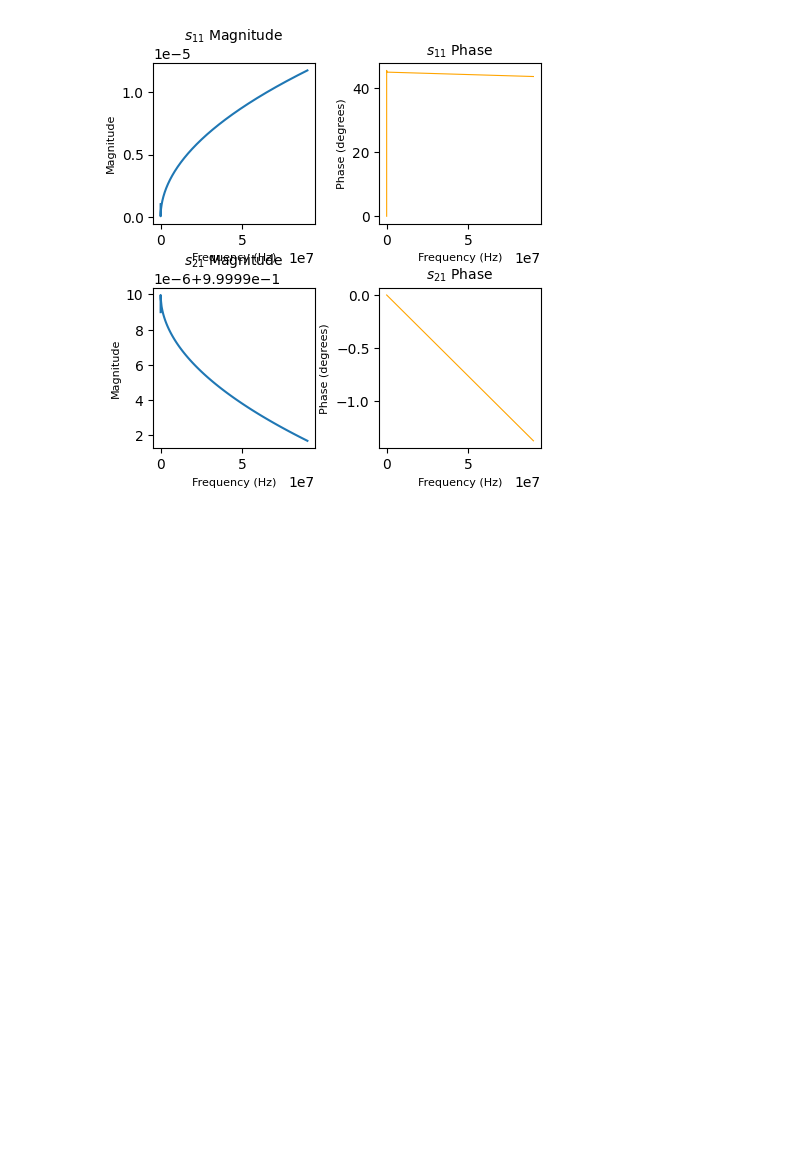
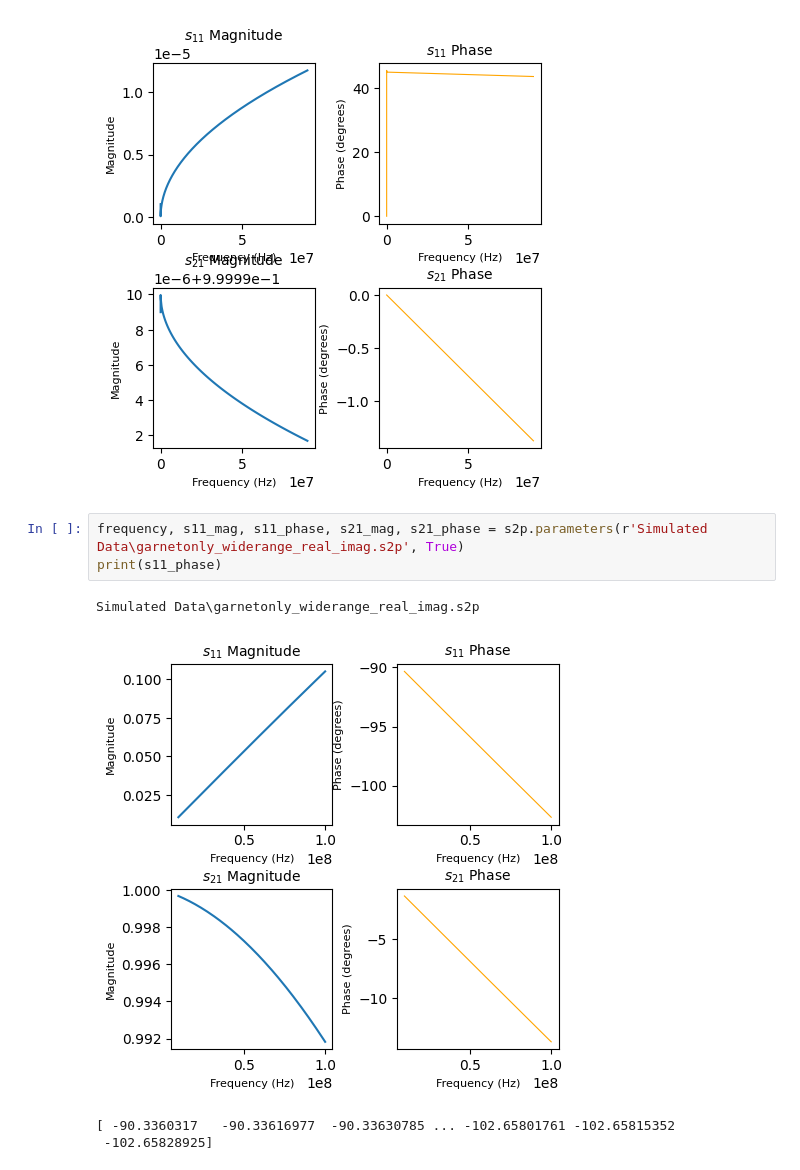
Before and after one commit to bengladwyn/Fermilab, a Jupyter notebook: Simulation Investigation.ipynb, the cells around one changed output. Cells and saved outputs as stored; diff of their text form; blank space fills up the shorter version.

```diff
--- a/Simulation Investigation.ipynb
+++ b/Simulation Investigation.ipynb
@@ -292,3 +292,11 @@ frequency, s11_mag, s11_phase, s21_mag, s21_phase = s2p.parameters(r'Simulated D
 # %% [output]
 Simulated Data\onlysampleholder_0_90.S2P
 [figure]
+# %%
+frequency, s11_mag, s11_phase, s21_mag, s21_phase = s2p.parameters(r'Simulated Data\garnetonly_widerange_real_imag.s2p', True)
+print(s11_phase)
+# %% [output]
+Simulated Data\garnetonly_widerange_real_imag.s2p
+[figure, added]
+[ -90.3360317   -90.33616977  -90.33630785 ... -102.65801761 -102.65815352
+ -102.65828925]
```
